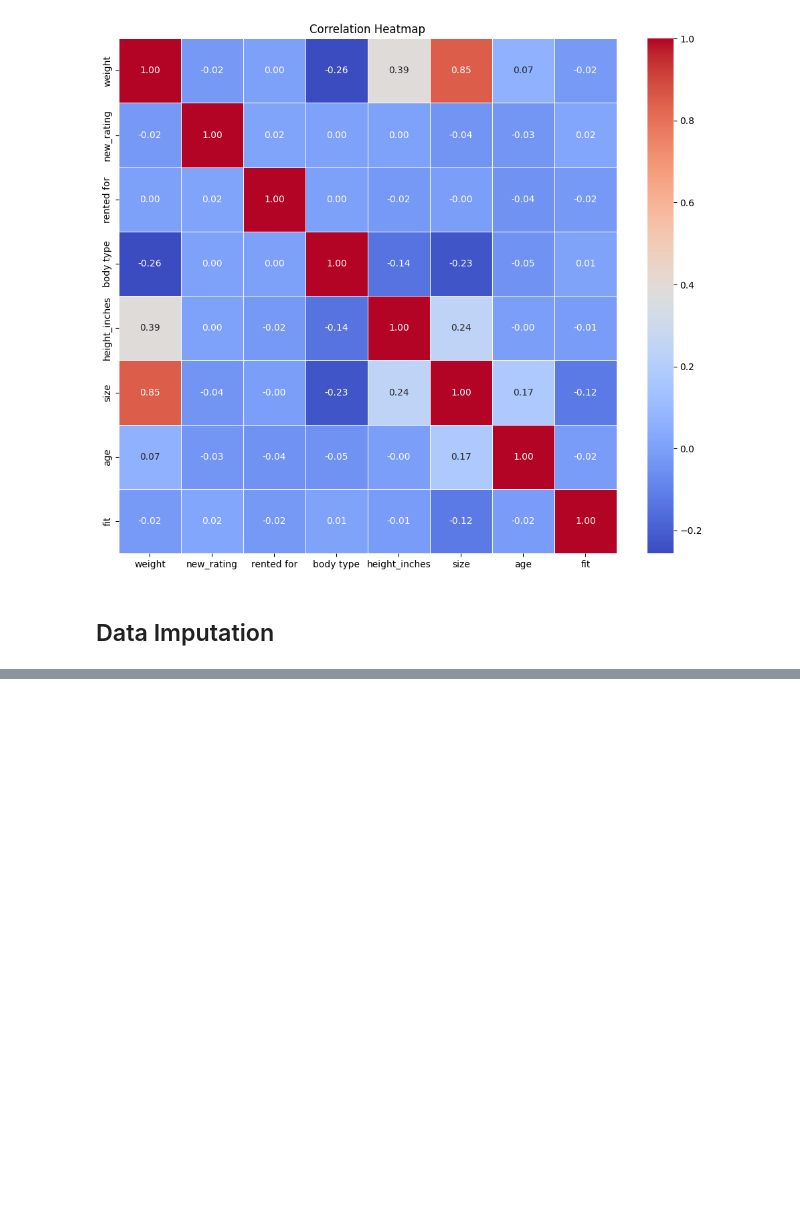
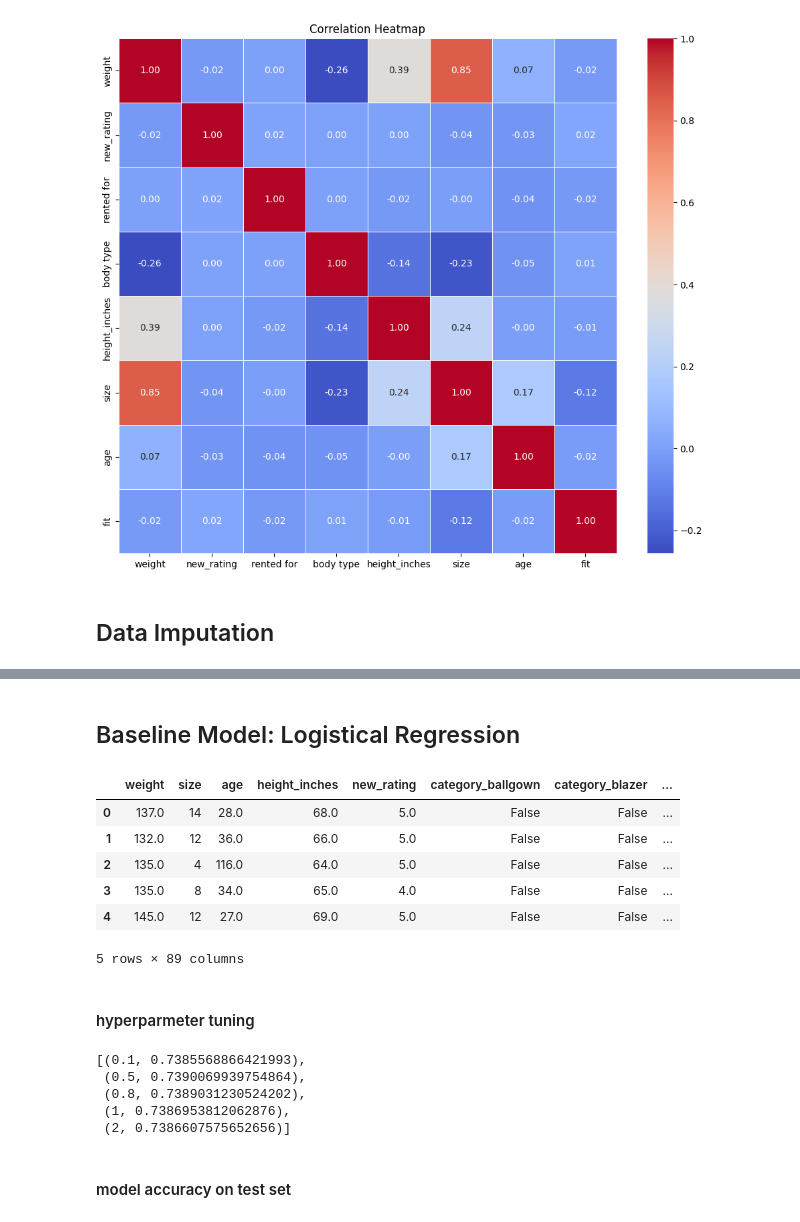
Before and after one commit to josephguzman03/Fashion-Recommendational-Systems, a Jupyter notebook: Notebook_to_submit.ipynb, the cells around one changed output, grey strips where cells are left out. Drawn from its saved outputs; the diff is of its cells as text; code cells hidden in the pictures; blank space fills up the shorter version.

```diff
--- a/Notebook_to_submit.ipynb
+++ b/Notebook_to_submit.ipynb
@@ -307 +300,16 @@ new_rating         0
 dtype: int64
+# %% [markdown]
+## Baseline Model: Logistical Regression
+# %%
+df_X = pd.get_dummies(df_rent, columns = ["category", "rented for", "body type"])
+df_X.drop(["fit", "height", "review_date", "item_id", "user_id", "bust size", "review_text", "review_summary", 'rating'],
+          axis=1, inplace=True)
+df_X.head()
+# %% [output]
+|  | weight | size | age | height_inches | new_rating | category_ballgown | category_blazer | ... |
+| 0 | 137.0 | 14 | 28.0 | 68.0 | 5.0 | False | False | ... |
+| 1 | 132.0 | 12 | 36.0 | 66.0 | 5.0 | False | False | ... |
+| 2 | 135.0 | 4 | 116.0 | 64.0 | 5.0 | False | False | ... |
+| 3 | 135.0 | 8 | 34.0 | 65.0 | 4.0 | False | False | ... |
+| 4 | 145.0 | 12 | 27.0 | 69.0 | 5.0 | False | False | ... |
+5 rows × 89 columns
@@ -307,0 +331,23 @@ dtype: int64
+# %% [markdown]
+#### hyperparmeter tuning
+# %%
+best_c = []
+
+for c in [.1, .5, .8, 1, 2]:
+    model = linear_model.LogisticRegression(C=c)
+    model.fit(Xtrain, ytrain)
+    ypred = model.predict(Xvalid)
+    correct = 0
+    for i in range(len(yvalid)):
+        if ypred[i] == yvalid[i]:
+            correct += 1
+    best_c.append((c, correct/len(yvalid)))
+best_c
+# %% [output]
+[(0.1, 0.7385568866421993),
+ (0.5, 0.7390069939754864),
+ (0.8, 0.7389031230524202),
+ (1, 0.7386953812062876),
+ (2, 0.7386607575652656)]
+# %% [markdown]
+#### model accuracy on test set
```
Also changed, not shown: parts of 21 cells of this notebook, 2 other files.
